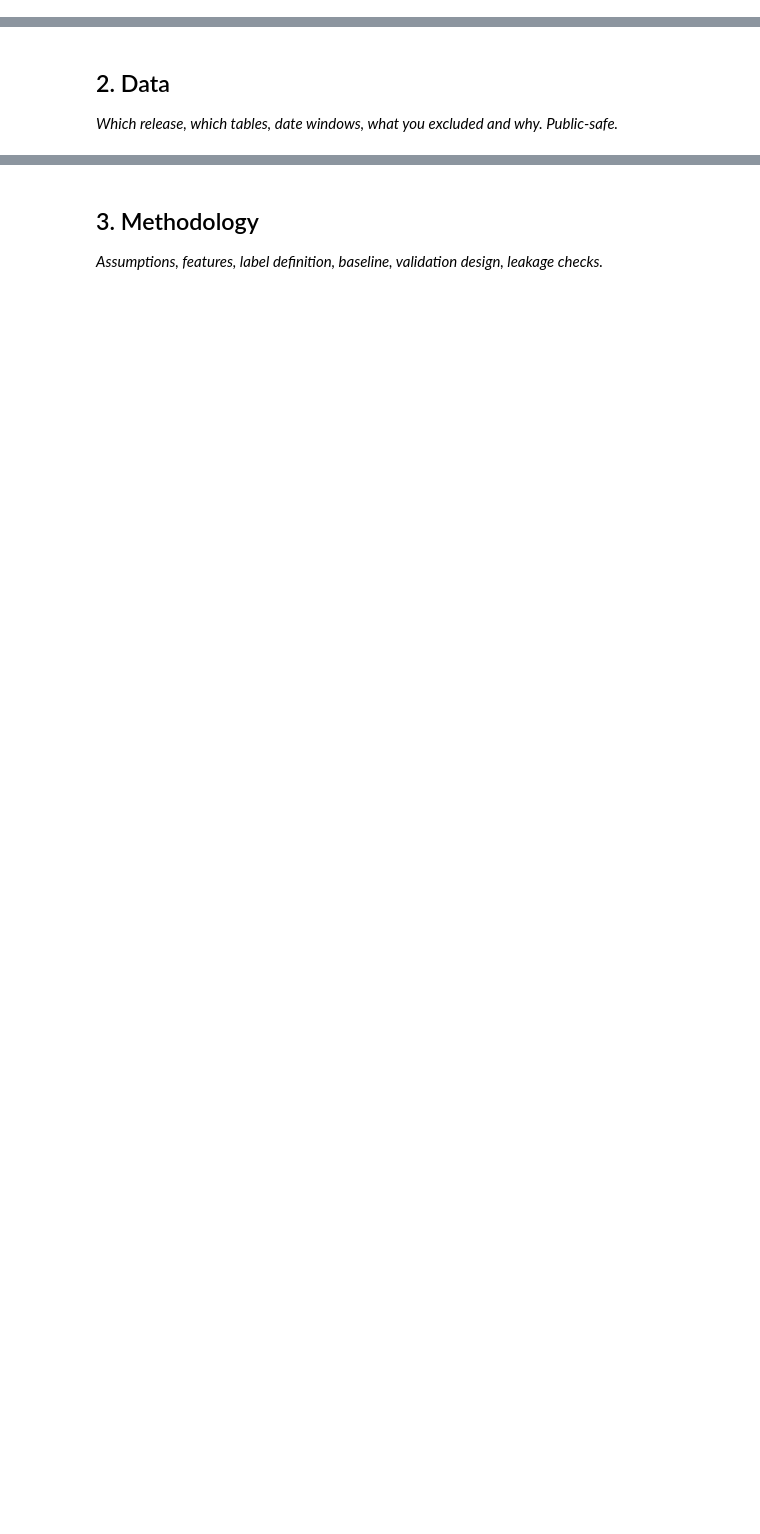
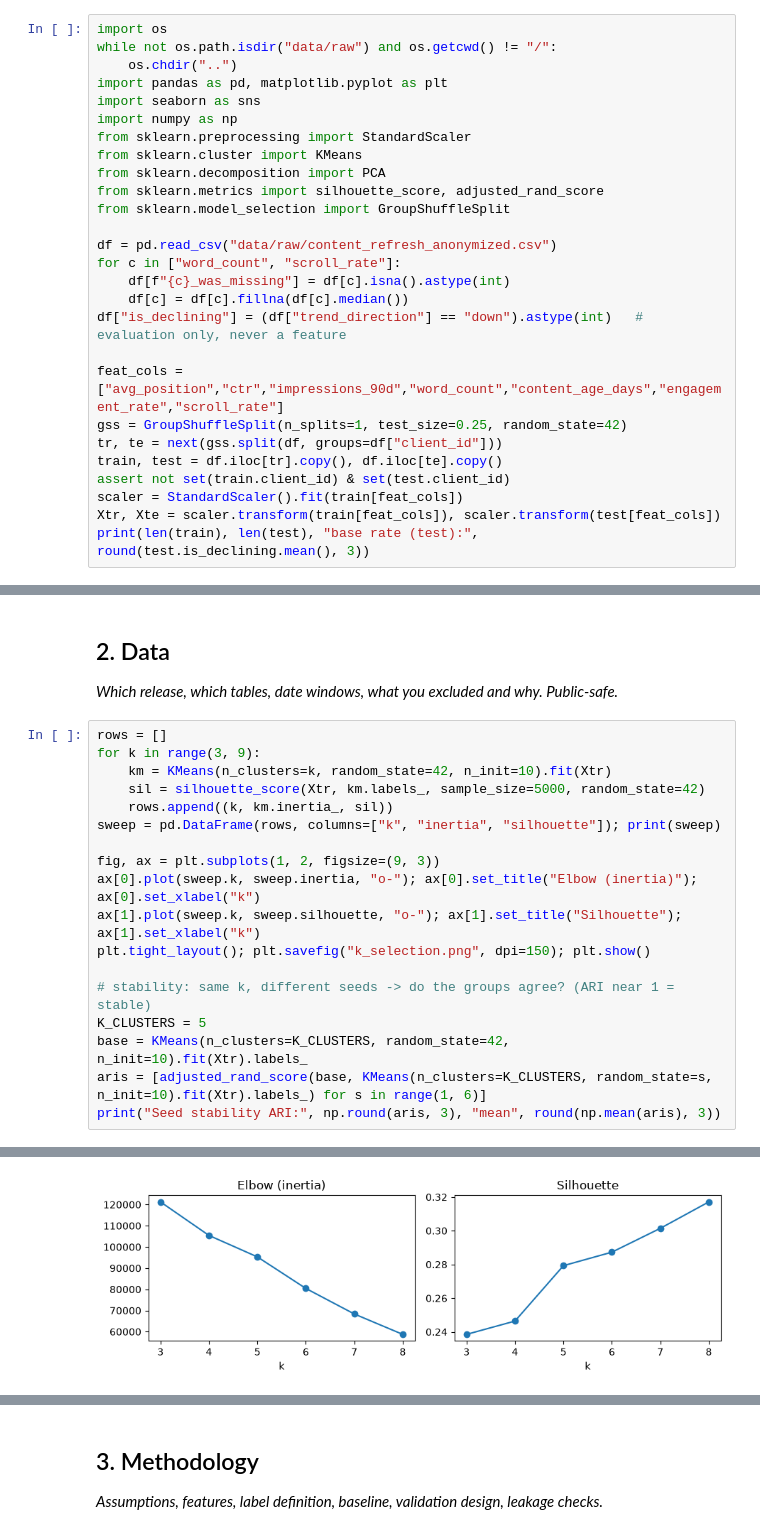
Before and after one commit to Imhs14/flyrank-ml-internship-starter-main, a Jupyter notebook: work/notebooks/capstone.ipynb, the cells around one changed output, grey strips where cells are left out. Cells and saved outputs as stored; diff of their text form; blank space fills up the shorter version.

```diff
--- a/work/notebooks/capstone.ipynb
+++ b/work/notebooks/capstone.ipynb
@@ -10,3 +10,30 @@ This skeleton is yours to fill. Work the sections **in order** — each one has
 ## 1. Question
 
 *The research question and the decision it supports.*
+# %%
+import os
+while not os.path.isdir("data/raw") and os.getcwd() != "/":
+    os.chdir("..")
+import pandas as pd, matplotlib.pyplot as plt
+import seaborn as sns
+import numpy as np
+from sklearn.preprocessing import StandardScaler
+from sklearn.cluster import KMeans
+from sklearn.decomposition import PCA
+from sklearn.metrics import silhouette_score, adjusted_rand_score
+from sklearn.model_selection import GroupShuffleSplit
+
+df = pd.read_csv("data/raw/content_refresh_anonymized.csv")
+for c in ["word_count", "scroll_rate"]:
+    df[f"{c}_was_missing"] = df[c].isna().astype(int)
+    df[c] = df[c].fillna(df[c].median())
+df["is_declining"] = (df["trend_direction"] == "down").astype(int)   # evaluation only, never a feature
+
+feat_cols = ["avg_position","ctr","impressions_90d","word_count","content_age_days","engagement_rate","scroll_rate"]
+gss = GroupShuffleSplit(n_splits=1, test_size=0.25, random_state=42)
+tr, te = next(gss.split(df, groups=df["client_id"]))
+train, test = df.iloc[tr].copy(), df.iloc[te].copy()
+assert not set(train.client_id) & set(test.client_id)
+scaler = StandardScaler().fit(train[feat_cols])
+Xtr, Xte = scaler.transform(train[feat_cols]), scaler.transform(test[feat_cols])
+print(len(train), len(test), "base rate (test):", round(test.is_declining.mean(), 3))
@@ -14,3 +43,22 @@ This skeleton is yours to fill. Work the sections **in order** — each one has
 ## 2. Data
 
 *Which release, which tables, date windows, what you excluded and why. Public-safe.*
+# %%
+rows = []
+for k in range(3, 9):
+    km = KMeans(n_clusters=k, random_state=42, n_init=10).fit(Xtr)
+    sil = silhouette_score(Xtr, km.labels_, sample_size=5000, random_state=42)
+    rows.append((k, km.inertia_, sil))
+sweep = pd.DataFrame(rows, columns=["k", "inertia", "silhouette"]); print(sweep)
+
+fig, ax = plt.subplots(1, 2, figsize=(9, 3))
+ax[0].plot(sweep.k, sweep.inertia, "o-"); ax[0].set_title("Elbow (inertia)"); ax[0].set_xlabel("k")
+ax[1].plot(sweep.k, sweep.silhouette, "o-"); ax[1].set_title("Silhouette"); ax[1].set_xlabel("k")
+plt.tight_layout(); plt.savefig("k_selection.png", dpi=150); plt.show()
+
+# stability: same k, different seeds -> do the groups agree? (ARI near 1 = stable)
+K_CLUSTERS = 5
+base = KMeans(n_clusters=K_CLUSTERS, random_state=42, n_init=10).fit(Xtr).labels_
+aris = [adjusted_rand_score(base, KMeans(n_clusters=K_CLUSTERS, random_state=s, n_init=10).fit(Xtr).labels_) for s in range(1, 6)]
+print("Seed stability ARI:", np.round(aris, 3), "mean", round(np.mean(aris), 3))
+# %% [output]
@@ -16,0 +72 @@ This skeleton is yours to fill. Work the sections **in order** — each one has
+[figure, added]
```
Also changed, not shown: parts of 4 cells of this notebook, 9 other files.
